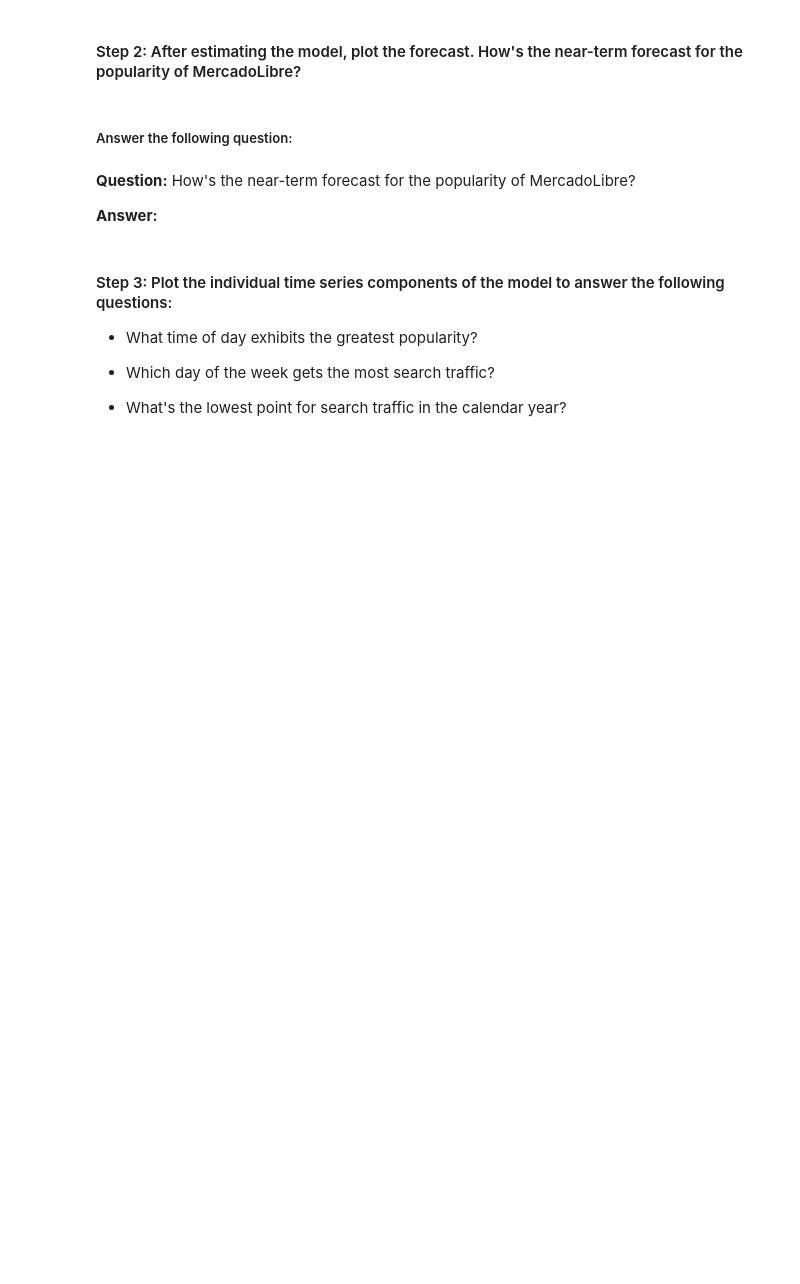
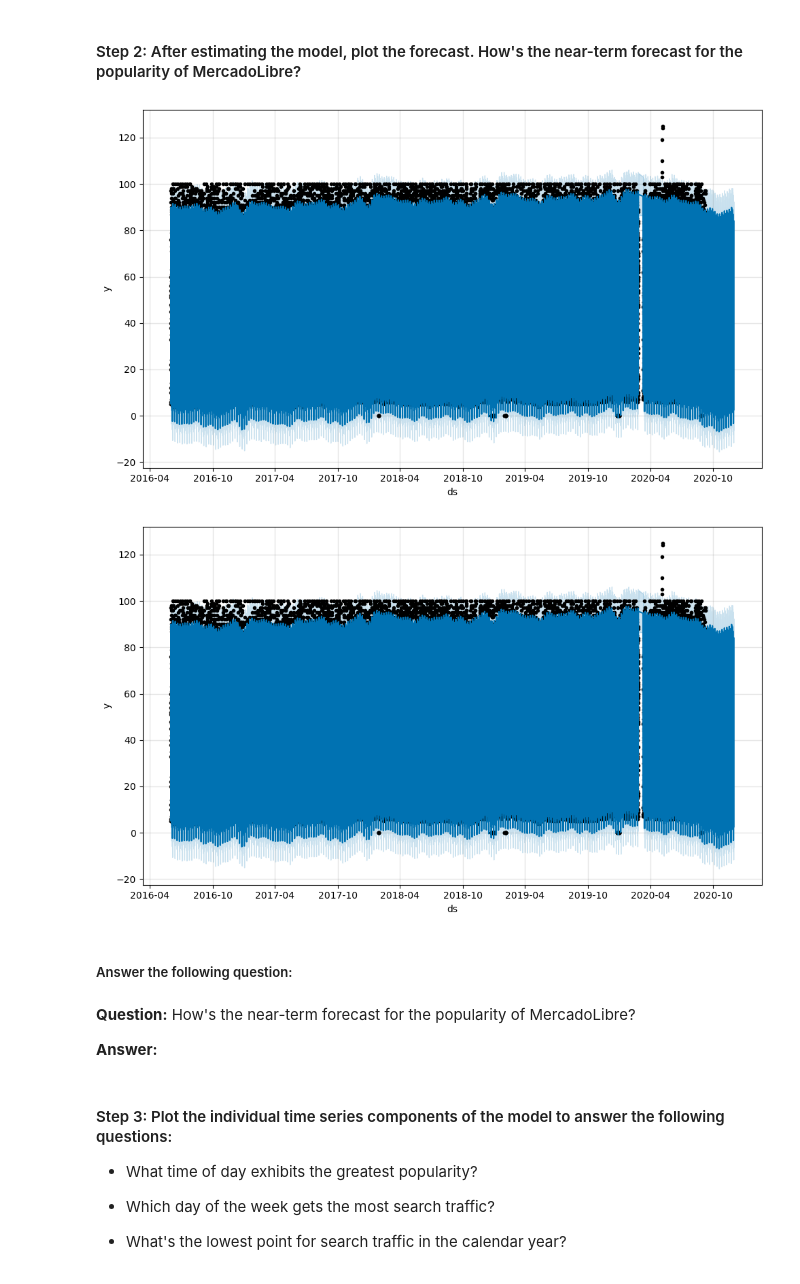
Before and after one commit to rune-encoder/prophet-challenge, a Jupyter notebook: forecasting_net_prophet.ipynb, the cells around one changed output. Drawn from its saved outputs; the diff is of its cells as text; code cells hidden in the pictures; blank space fills up the shorter version.

```diff
--- a/forecasting_net_prophet.ipynb
+++ b/forecasting_net_prophet.ipynb
@@ -412,2 +429,4 @@ Now, you need to produce a time series model that analyzes and forecasts pattern
 # %%
 # Call the Prophet function, store as an object
+model = Prophet()
+model
@@ -414,2 +435,3 @@ Now, you need to produce a time series model that analyzes and forecasts pattern
 # %%
 # Fit the time-series model.
+model.fit(df_mercado_trends)
@@ -416,6 +442,8 @@ Now, you need to produce a time series model that analyzes and forecasts pattern
 # %%
 # Create a future dataframe to hold predictions
 # Make the prediction go out as far as 2000 hours (approx 80 days)
-
+future_mercado_trends = model.make_future_dataframe(periods=2000, freq="h")
 
 # View the last five rows of the future_mercado_trends DataFrame
+print("Shape:", future_mercado_trends.shape)
+future_mercado_trends.tail()
@@ -422,5 +458,7 @@ Now, you need to produce a time series model that analyzes and forecasts pattern
 # %%
 # Make the predictions for the trend data using the future_mercado_trends DataFrame
-
+forecast_mercado_trends = model.predict(future_mercado_trends)
 
 # Display the first five rows of the forecast_mercado_trends DataFrame
+print("Shape:", forecast_mercado_trends.shape)
+forecast_mercado_trends.head()
@@ -428,6 +496,10 @@ Now, you need to produce a time series model that analyzes and forecasts pattern
 #### Step 2: After estimating the model, plot the forecast. How's the near-term forecast for the popularity of MercadoLibre?
 # %%
 # Plot the Prophet predictions for the Mercado trends data
+model.plot(forecast_mercado_trends)
+# %% [output]
+[figure, added]
+[figure, added]
 # %% [markdown]
 ##### Answer the following question:
 # %% [markdown]
```
Also changed, not shown: parts of 13 cells of this notebook.
